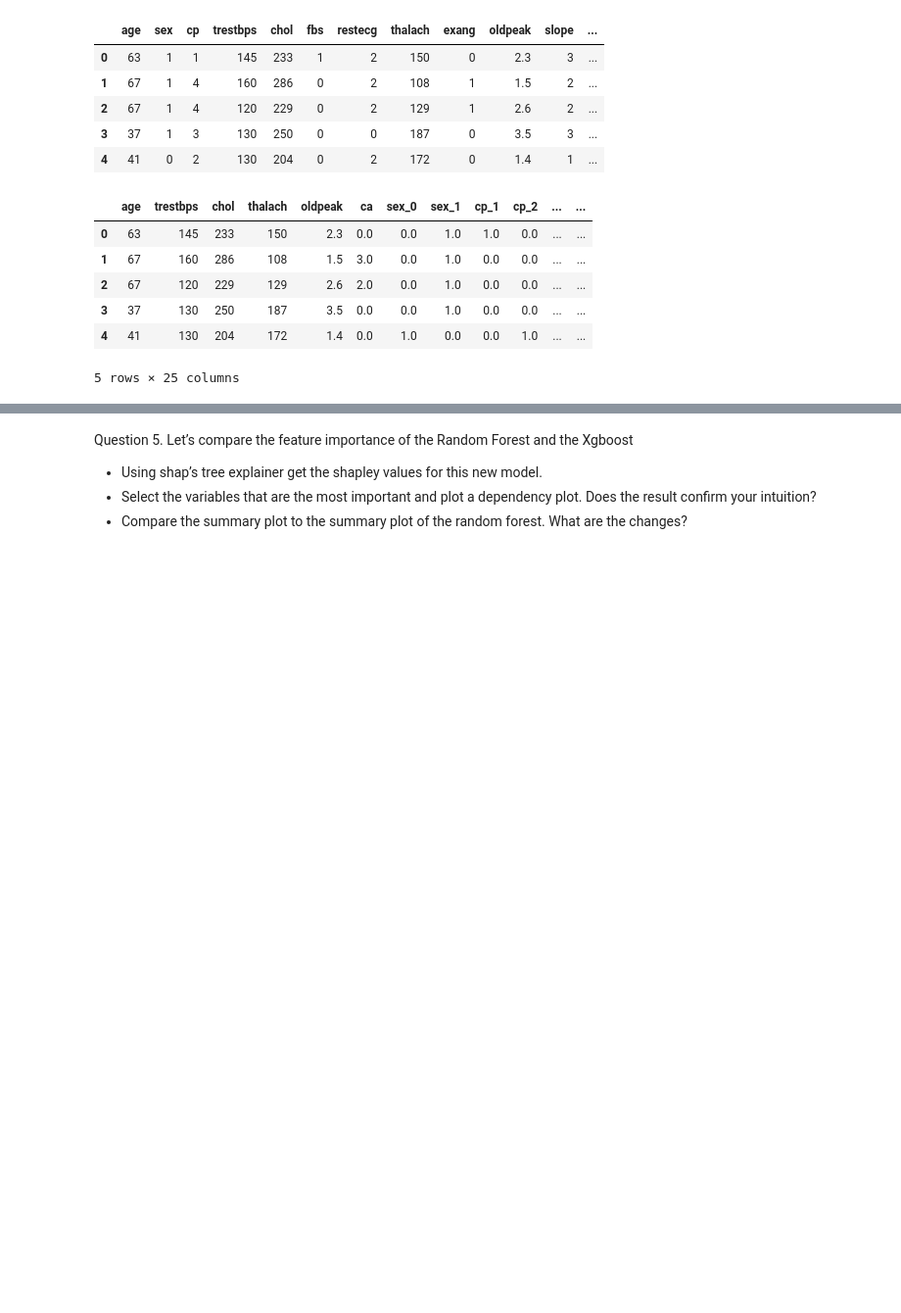
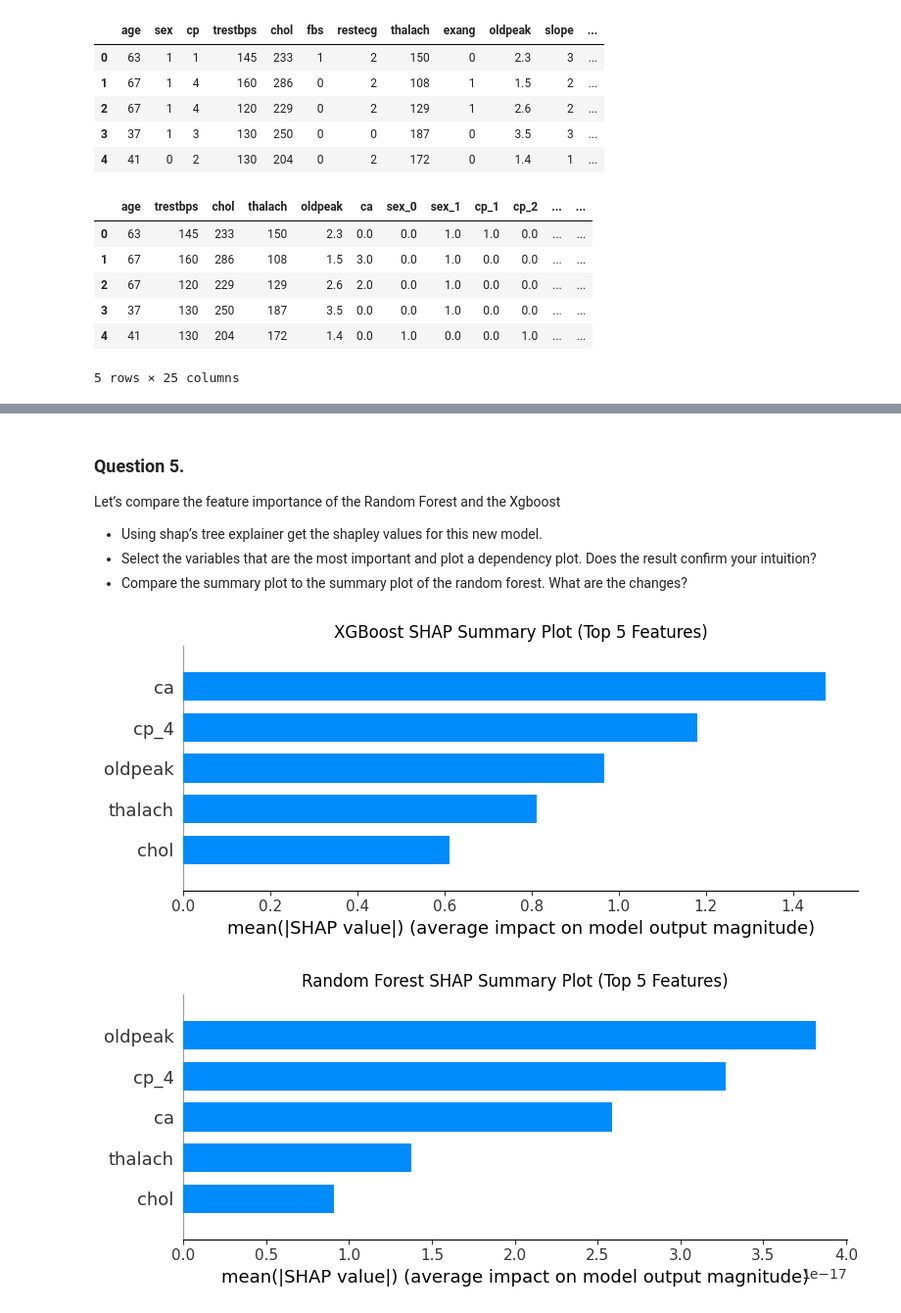
Before and after one commit to BastienCherel/ExplainabilityAI, a Jupyter notebook: Tutorial3/Tutorial3_CHEREL.ipynb, the cells around one changed output, grey strips where cells are left out. Shown at 98% size. Drawn from its saved outputs; the diff is of its cells as text; code cells hidden in the pictures; blank space fills up the shorter version.

```diff
--- a/Tutorial3/Tutorial3_CHEREL.ipynb
+++ b/Tutorial3/Tutorial3_CHEREL.ipynb
@@ -222,15 +208,0 @@ import xgboost
-# %%
-from sklearn.ensemble import RandomForestClassifier # type: ignore
-
-rf_clf = RandomForestClassifier(bootstrap= True, max_features= 10, min_samples_leaf= 4, min_samples_split= 10, n_estimators= 100, random_state=42)
-
-# Fit the mode
-rf_clf.fit(X_train, y_train)
-
-# Test the performance with the tuned hyperparameters
-rf_y_pred = rf_clf.predict(X_test)
-
-print(classification_report(y_test, rf_y_pred))
-rf_acc = accuracy_score(rf_y_pred,y_test)
-rf_F1 = f1_score(rf_y_pred,y_test)
-rf_rec=recall_score(rf_y_pred,y_test)
@@ -237,10 +252,62 @@ rf_rec=recall_score(rf_y_pred,y_test)
 # %% [markdown]
-
-Question 5.
+### Question 5.
 Let’s compare the feature importance of the Random Forest and the Xgboost
 * Using shap’s tree explainer get the shapley values for this new model.
 * Select the variables that are the most important and plot a dependency plot. Does the result confirm
 your intuition?
 * Compare the summary plot to the summary plot of the random forest. What are the changes?
+# %%
+xgb_tree_explainer = shap.TreeExplainer(xgb_clf)
+xgb_shap_values = xgb_tree_explainer.shap_values(X_train)
+# %%
+import numpy as np
+import shap
+import matplotlib.pyplot as plt
+
+# **For XGBoost SHAP Values**
+# Convert SHAP values to a numpy array if not already
+xgb_shap_values_np = np.array(xgb_shap_values)
+
+# Get indices of top 5 features based on mean(|SHAP values|)
+top_5_indices_xgb = np.argsort(np.abs(xgb_shap_values_np).mean(axis=0))[-5:][::-1]
+
+# Filter SHAP values and feature names for top 5 features
+top_5_shap_values_xgb = xgb_shap_values_np[:, top_5_indices_xgb]
+top_5_feature_names_xgb = X_train.columns[top_5_indices_xgb]
+
+# Plot the SHAP summary plot for XGBoost (Top 5 Features)
+plt.title("XGBoost SHAP Summary Plot (Top 5 Features)")
+shap.summary_plot(
+    top_5_shap_values_xgb,
+    X_test.iloc[:, top_5_indices_xgb],
+    plot_type="bar",
+    feature_names=top_5_feature_names_xgb,
+    show=True,
+)
+plt.show()
+
+# **For Random Forest SHAP Values**
+rf_shap_values_np = np.array(rf_shap_values)
+
+# Get indices of top 5 features based on mean(|SHAP values|)
+top_5_indices_rf = np.argsort(np.abs(rf_shap_values_np).mean(axis=0))[-5:][::-1]
+
+# Filter SHAP values and feature names for top 5 features
+top_5_shap_values_rf = rf_shap_values_np[:, top_5_indices_rf]
+top_5_feature_names_rf = X_train.columns[top_5_indices_rf]
+
+# Plot the SHAP summary plot for Random Forest (Top 5 Features)
+plt.title("Random Forest SHAP Summary Plot (Top 5 Features)")
+shap.summary_plot(
+    top_5_shap_values_rf,
+    X_test.iloc[:, top_5_indices_rf],
+    plot_type="bar",
+    feature_names=top_5_feature_names_rf,
+    show=True,
+)
+plt.show()
+# %% [output]
+[figure, added]
+[figure, added]
 # %% [markdown]
 
```
Also changed, not shown: parts of 17 cells of this notebook.
